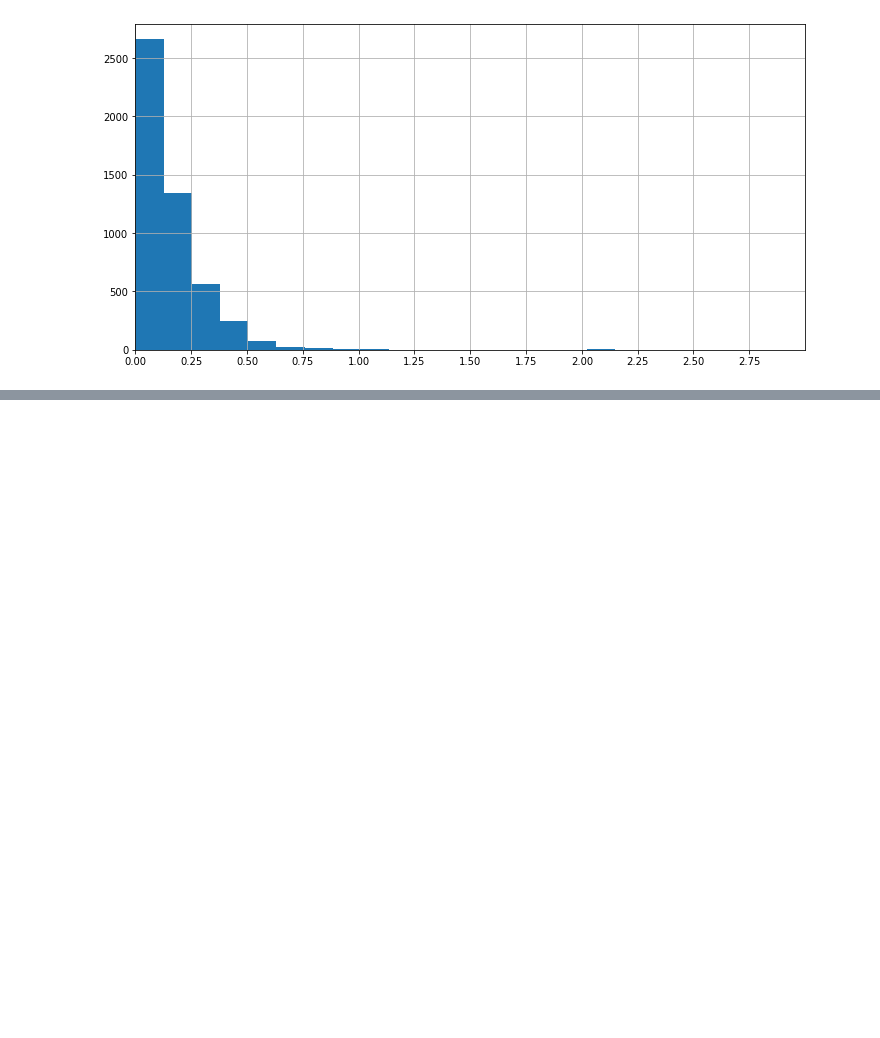
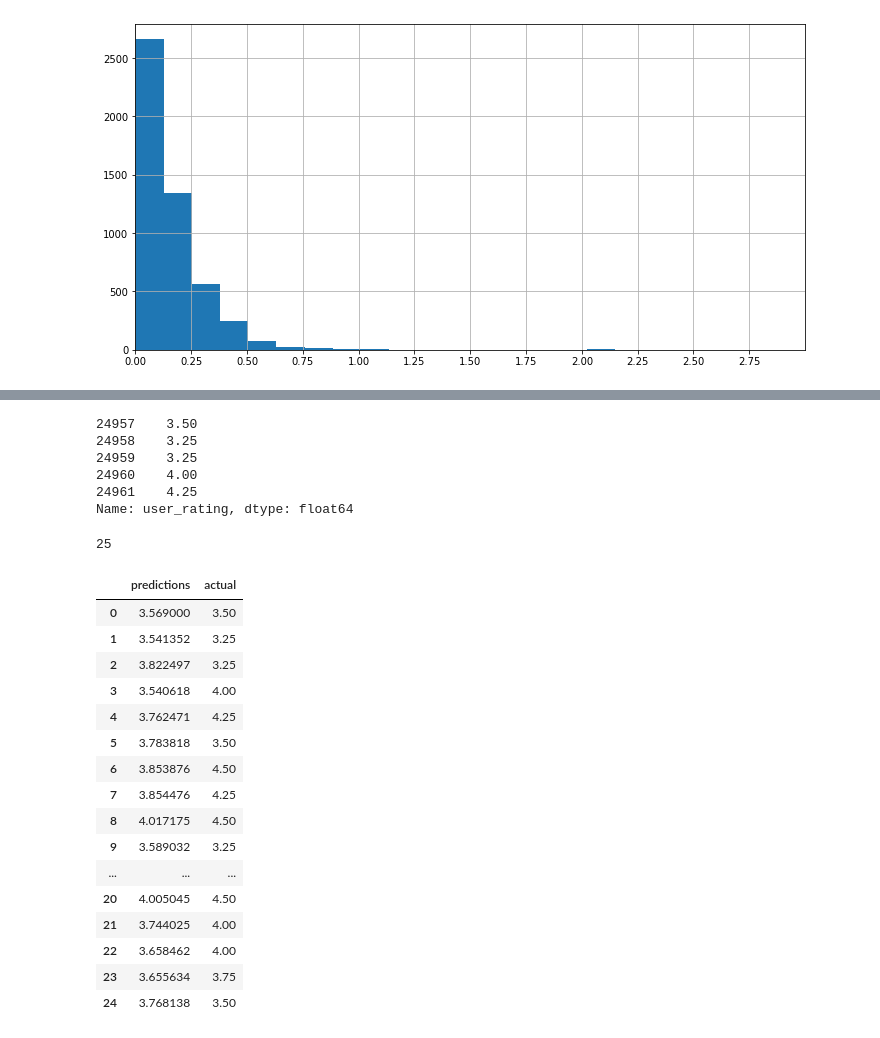
Before and after one commit to tomsharp/BeerMe, a Jupyter notebook: notebooks/whole_dataset.ipynb, the cells around one changed output, grey strips where cells are left out. Drawn from its saved outputs; the diff is of its cells as text; code cells hidden in the pictures; blank space fills up the shorter version.

```diff
--- a/notebooks/whole_dataset.ipynb
+++ b/notebooks/whole_dataset.ipynb
@@ -261,0 +292,4 @@ results_df
+# %%
+my_data_x = my_data.iloc[:,2:-1]
+my_data_x.drop(['global_rating', 'total'], axis=1, inplace=True)
+my_data_y = my_data['user_rating']
@@ -261,0 +306,48 @@ results_df
+# %%
+my_data_y.head()
+# %% [output]
+24957    3.50
+24958    3.25
+24959    3.25
+24960    4.00
+24961    4.25
+Name: user_rating, dtype: float64
+# %%
+my_abv = np.array(my_data_x['ABV']).reshape(-1,1)
+my_ibu = np.array(my_data_x['IBU']).reshape(-1,1)
+
+
+my_abv_scaled = abv_scaler.transform(my_abv)
+my_ibu_scaled = abv_scaler.transform(my_ibu)
+
+my_data_x['ABV'] = my_abv_scaled
+my_data_x['IBU'] = my_ibu_scaled
+# %%
+my_predictions = lasso_cv.predict(my_data_x)
+my_predictions = y_scaler.inverse_transform(my_predictions)
+# %%
+len(my_predictions)
+# %% [output]
+25
+# %%
+my_results_df = pd.DataFrame([my_predictions, my_data_y]).transpose()
+my_results_df.columns = ['predictions', 'actual']
+my_results_df
+# %% [output]
+|  | predictions | actual |
+| 0 | 3.569000 | 3.50 |
+| 1 | 3.541352 | 3.25 |
+| 2 | 3.822497 | 3.25 |
+| 3 | 3.540618 | 4.00 |
+| 4 | 3.762471 | 4.25 |
+| 5 | 3.783818 | 3.50 |
+| 6 | 3.853876 | 4.50 |
+| 7 | 3.854476 | 4.25 |
+| 8 | 4.017175 | 4.50 |
+| 9 | 3.589032 | 3.25 |
+| ... | ... | ... |
+| 20 | 4.005045 | 4.50 |
+| 21 | 3.744025 | 4.00 |
+| 22 | 3.658462 | 4.00 |
+| 23 | 3.655634 | 3.75 |
+| 24 | 3.768138 | 3.50 |
```
Also changed, not shown: parts of 12 cells of this notebook, 2 other files.
